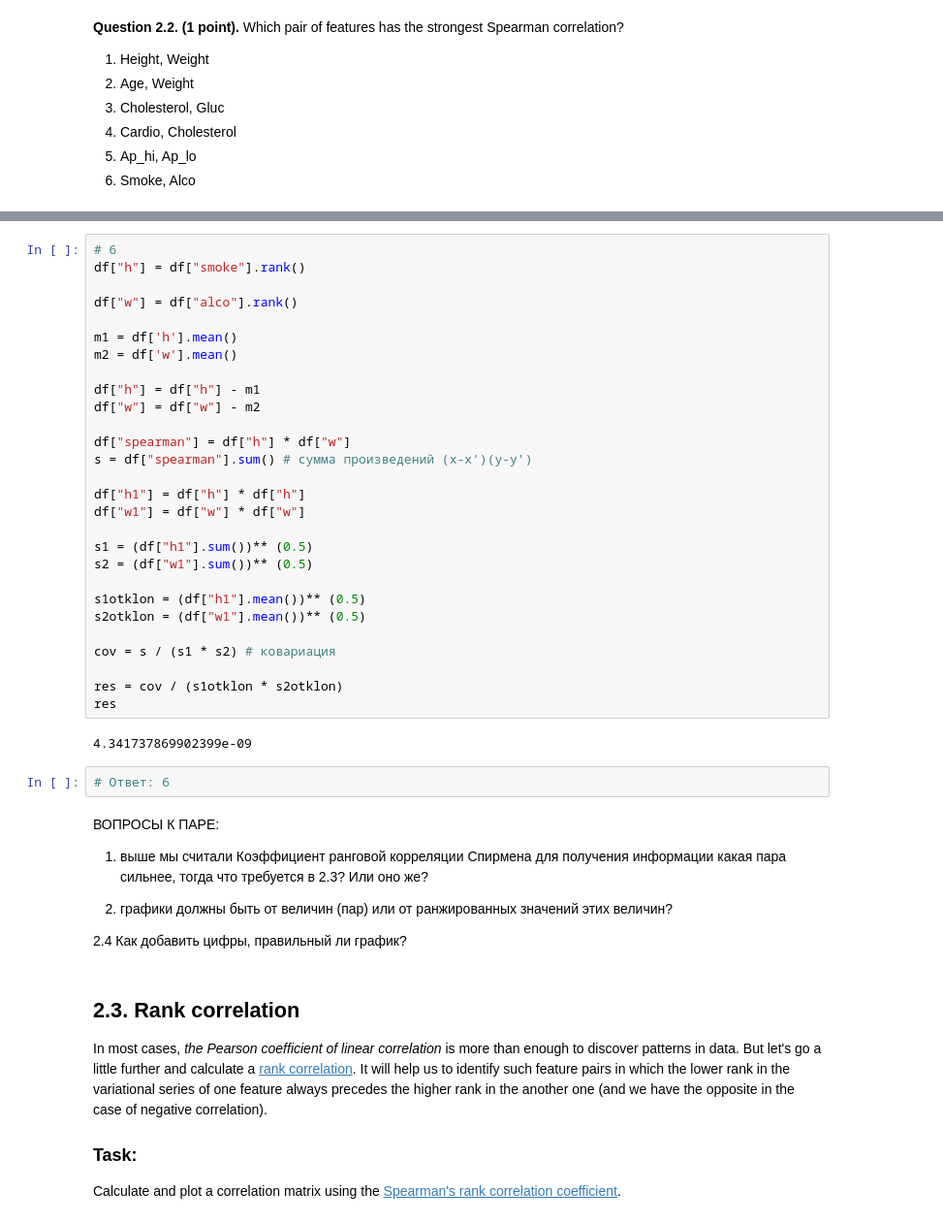
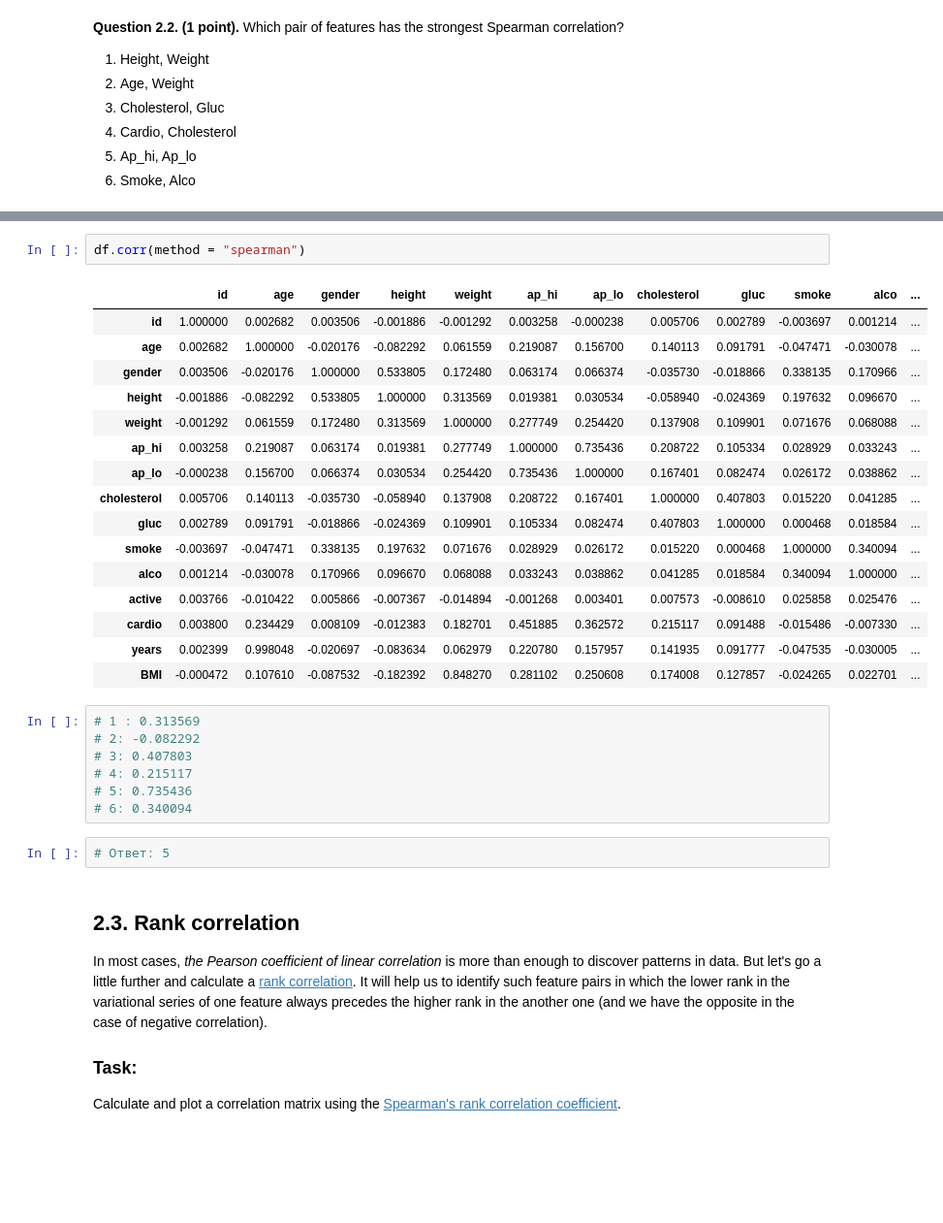
Before and after one commit to OsipovOleg/ml-introduction, a Jupyter notebook: task 1.3.ipynb, the cells around one changed output, grey strips where cells are left out. Shown: that part at 97% size. Cells and saved outputs as stored; diff of their text form; blank space fills up the shorter version.

```diff
--- a/task 1.3.ipynb
+++ b/task 1.3.ipynb
@@ -704,43 +553,31 @@ res
-# %%
-# 6
-df["h"] = df["smoke"].rank()
-
-df["w"] = df["alco"].rank()
-
-m1 = df['h'].mean()
-m2 = df['w'].mean()
-
-df["h"] = df["h"] - m1
-df["w"] = df["w"] - m2
-
-df["spearman"] = df["h"] * df["w"]
-s = df["spearman"].sum() # сумма произведений (x-x')(y-y')
-
-df["h1"] = df["h"] * df["h"]
-df["w1"] = df["w"] * df["w"]
-
-s1 = (df["h1"].sum())** (0.5)
-s2 = (df["w1"].sum())** (0.5)
-
-s1otklon = (df["h1"].mean())** (0.5)
-s2otklon = (df["w1"].mean())** (0.5)
-
-cov = s / (s1 * s2) # ковариация
-
-res = cov / (s1otklon * s2otklon)
-res
-# %% [output]
-4.341737869902399e-09
+# %%
+df.corr(method = "spearman")
+# %% [output]
+|  | id | age | gender | height | weight | ap_hi | ap_lo | cholesterol | gluc | smoke | alco | ... |
+| id | 1.000000 | 0.002682 | 0.003506 | -0.001886 | -0.001292 | 0.003258 | -0.000238 | 0.005706 | 0.002789 | -0.003697 | 0.001214 | ... |
+| age | 0.002682 | 1.000000 | -0.020176 | -0.082292 | 0.061559 | 0.219087 | 0.156700 | 0.140113 | 0.091791 | -0.047471 | -0.030078 | ... |
+| gender | 0.003506 | -0.020176 | 1.000000 | 0.533805 | 0.172480 | 0.063174 | 0.066374 | -0.035730 | -0.018866 | 0.338135 | 0.170966 | ... |
+| height | -0.001886 | -0.082292 | 0.533805 | 1.000000 | 0.313569 | 0.019381 | 0.030534 | -0.058940 | -0.024369 | 0.197632 | 0.096670 | ... |
+| weight | -0.001292 | 0.061559 | 0.172480 | 0.313569 | 1.000000 | 0.277749 | 0.254420 | 0.137908 | 0.109901 | 0.071676 | 0.068088 | ... |
+| ap_hi | 0.003258 | 0.219087 | 0.063174 | 0.019381 | 0.277749 | 1.000000 | 0.735436 | 0.208722 | 0.105334 | 0.028929 | 0.033243 | ... |
+| ap_lo | -0.000238 | 0.156700 | 0.066374 | 0.030534 | 0.254420 | 0.735436 | 1.000000 | 0.167401 | 0.082474 | 0.026172 | 0.038862 | ... |
+| cholesterol | 0.005706 | 0.140113 | -0.035730 | -0.058940 | 0.137908 | 0.208722 | 0.167401 | 1.000000 | 0.407803 | 0.015220 | 0.041285 | ... |
+| gluc | 0.002789 | 0.091791 | -0.018866 | -0.024369 | 0.109901 | 0.105334 | 0.082474 | 0.407803 | 1.000000 | 0.000468 | 0.018584 | ... |
+| smoke | -0.003697 | -0.047471 | 0.338135 | 0.197632 | 0.071676 | 0.028929 | 0.026172 | 0.015220 | 0.000468 | 1.000000 | 0.340094 | ... |
+| alco | 0.001214 | -0.030078 | 0.170966 | 0.096670 | 0.068088 | 0.033243 | 0.038862 | 0.041285 | 0.018584 | 0.340094 | 1.000000 | ... |
+| active | 0.003766 | -0.010422 | 0.005866 | -0.007367 | -0.014894 | -0.001268 | 0.003401 | 0.007573 | -0.008610 | 0.025858 | 0.025476 | ... |
+| cardio | 0.003800 | 0.234429 | 0.008109 | -0.012383 | 0.182701 | 0.451885 | 0.362572 | 0.215117 | 0.091488 | -0.015486 | -0.007330 | ... |
+| years | 0.002399 | 0.998048 | -0.020697 | -0.083634 | 0.062979 | 0.220780 | 0.157957 | 0.141935 | 0.091777 | -0.047535 | -0.030005 | ... |
+| BMI | -0.000472 | 0.107610 | -0.087532 | -0.182392 | 0.848270 | 0.281102 | 0.250608 | 0.174008 | 0.127857 | -0.024265 | 0.022701 | ... |
+# %%
+# 1 : 0.313569
+# 2: -0.082292
+# 3: 0.407803
+# 4: 0.215117
+# 5: 0.735436
+# 6: 0.340094
 # %%
-# Ответ: 6
+# Ответ: 5
-# %% [markdown]
-ВОПРОСЫ К ПАРЕ:
-
-1. выше мы считали Коэффициент ранговой корреляции Спирмена для получения информации какая пара сильнее, тогда что требуется в 2.3? Или оно же?
-
-2. графики должны быть от величин (пар) или от ранжированных значений этих величин?
-
-2.4 Как добавить цифры, правильный ли график?
 # %% [markdown]
 ## 2.3. Rank correlation
 
```
Also changed, not shown: parts of 19 cells of this notebook, 1 other file.
